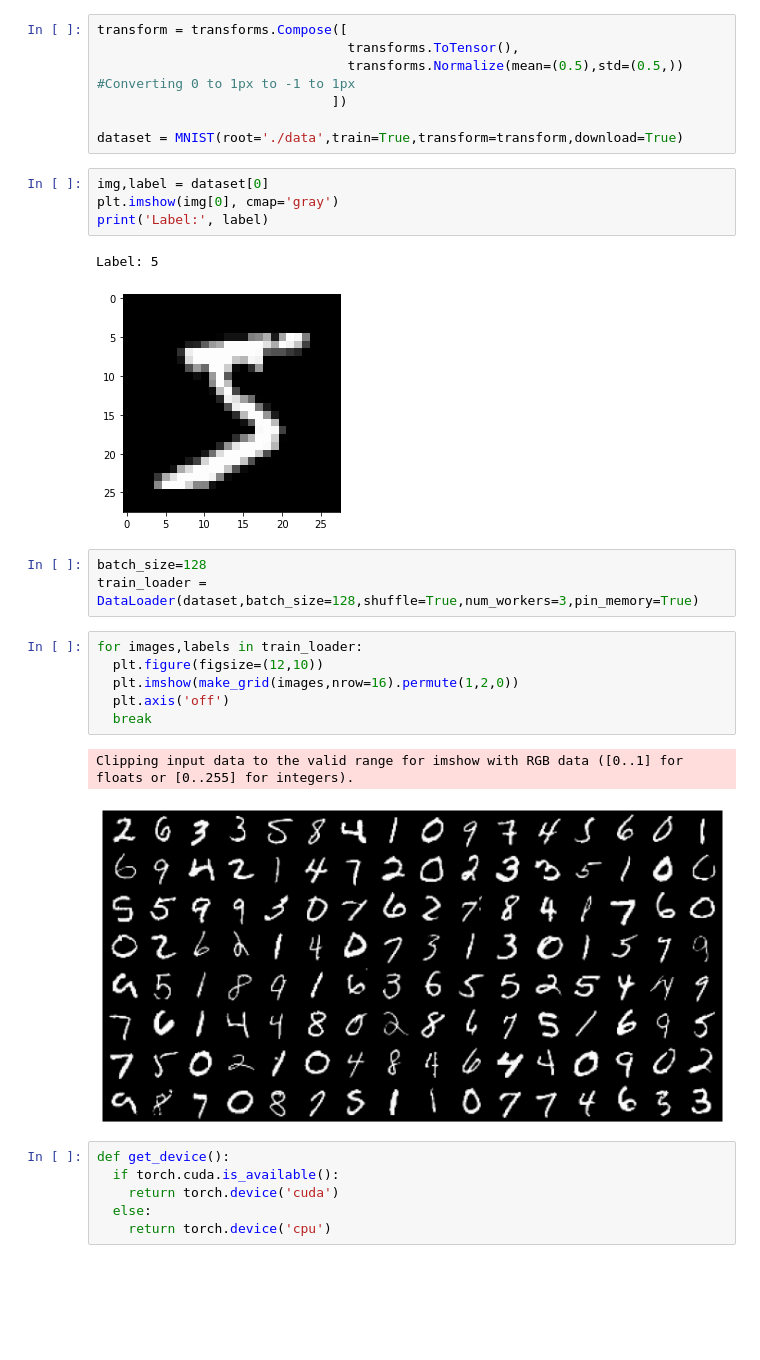
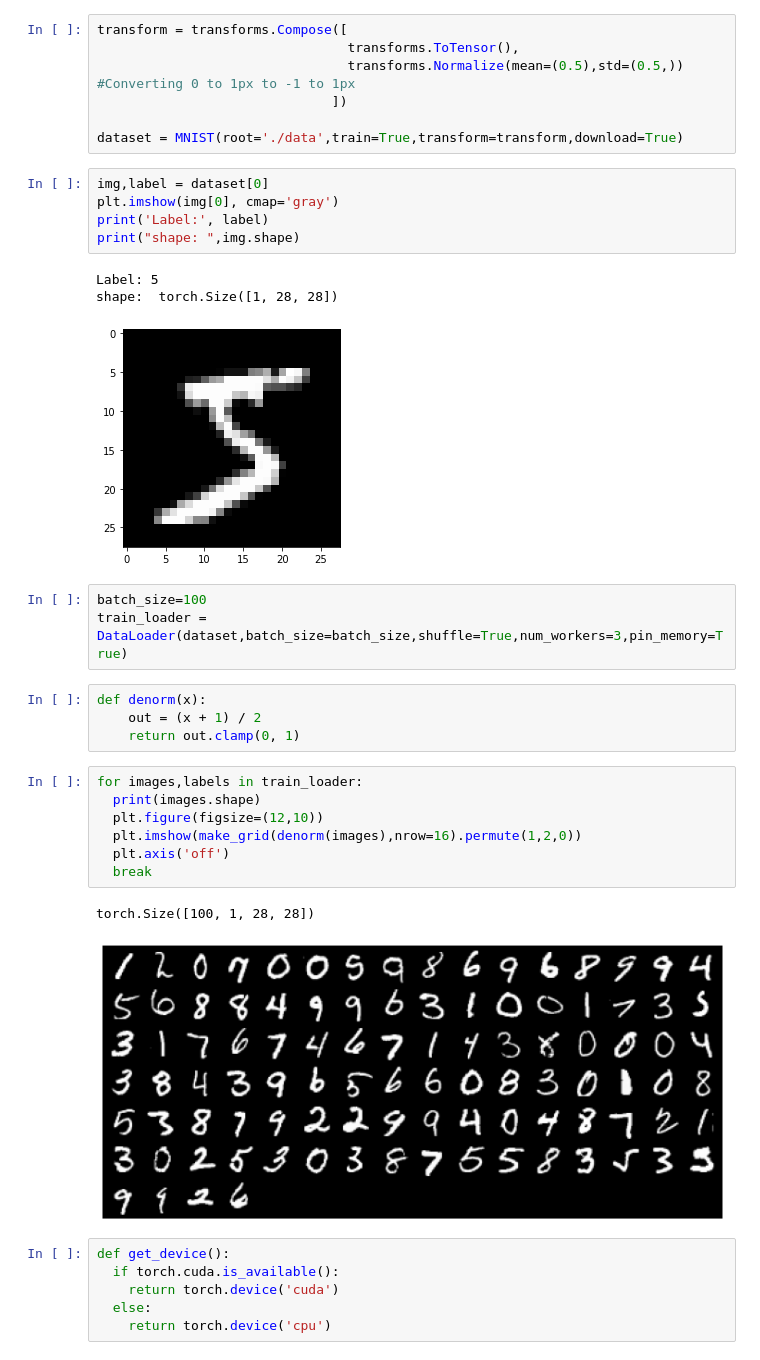
Before and after one commit to soumyajit4419/Deep_Learning_Projects, a Jupyter notebook: Pytorch/MNIST_GAN.ipynb, the cells around one changed output. Drawn from its saved outputs; the diff is of its cells as text; blank space fills up the shorter version.

```diff
--- a/Pytorch/MNIST_GAN.ipynb
+++ b/Pytorch/MNIST_GAN.ipynb
@@ -20,21 +20,28 @@ dataset = MNIST(root='./data',train=True,transform=transform,download=True)
 img,label = dataset[0]
 plt.imshow(img[0], cmap='gray')
 print('Label:', label)
+print("shape: ",img.shape)
 # %% [output]
 Label: 5
+shape:  torch.Size([1, 28, 28])
 [figure]
 # %%
-batch_size=128
-train_loader = DataLoader(dataset,batch_size=128,shuffle=True,num_workers=3,pin_memory=True)
+batch_size=100
+train_loader = DataLoader(dataset,batch_size=batch_size,shuffle=True,num_workers=3,pin_memory=True)
+# %%
+def denorm(x):
+    out = (x + 1) / 2
+    return out.clamp(0, 1)
 # %%
 for images,labels in train_loader:
+  print(images.shape)
   plt.figure(figsize=(12,10))
-  plt.imshow(make_grid(images,nrow=16).permute(1,2,0))
+  plt.imshow(make_grid(denorm(images),nrow=16).permute(1,2,0))
   plt.axis('off')
   break
 # %% [output]
-Clipping input data to the valid range for imshow with RGB data ([0..1] for floats or [0..255] for integers).
+torch.Size([100, 1, 28, 28])
-[figure, old version]
+[figure, new version]
 # %%
 def get_device():
   if torch.cuda.is_available():
```
Also changed, not shown: parts of 22 cells of this notebook.
